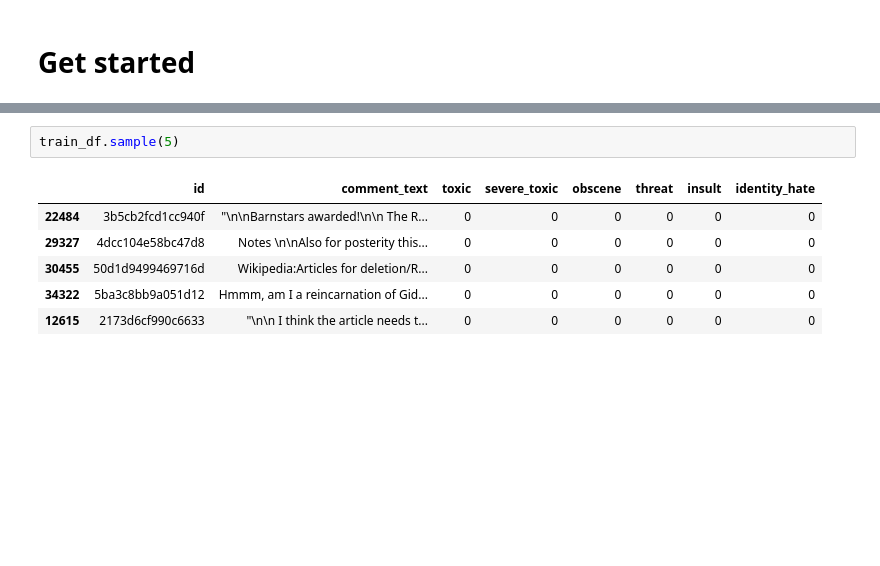
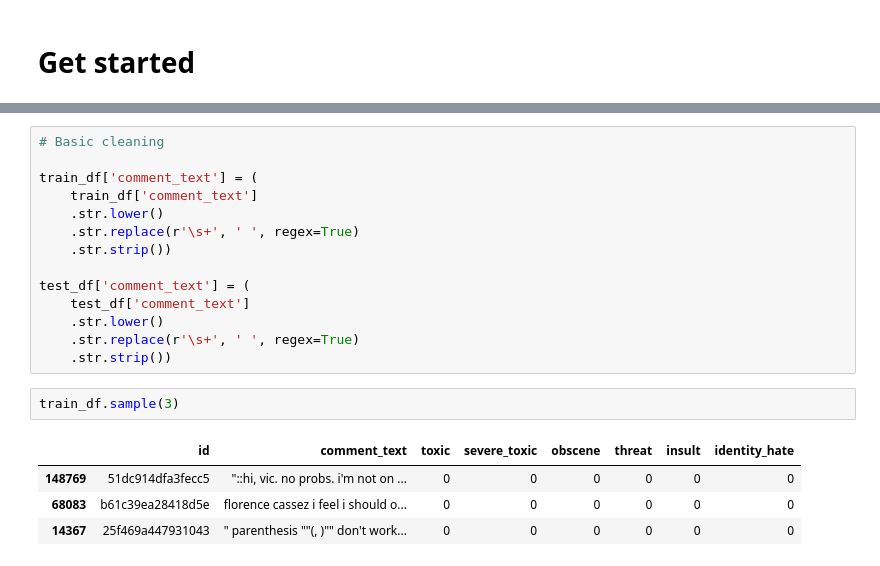
Before and after one commit to AkeemSemperDataScience/3950-project-1-vector-s-vengeful-vectors, a Jupyter notebook: START_Proj_1.ipynb, the cells around one changed output, grey strips where cells are left out. Drawn from its saved outputs; the diff is of its cells as text; blank space fills up the shorter version.

```diff
--- a/START_Proj_1.ipynb
+++ b/START_Proj_1.ipynb
@@ -198,9 +186,21 @@ The grading for this is split between accuracy and well written code:
+# %%
+# Basic cleaning
+
+train_df['comment_text'] = (
+    train_df['comment_text']
+    .str.lower()
+    .str.replace(r'\s+', ' ', regex=True)
+    .str.strip())
+
+test_df['comment_text'] = (
+    test_df['comment_text']
+    .str.lower()
+    .str.replace(r'\s+', ' ', regex=True)
+    .str.strip())
 # %%
-train_df.sample(5)
+train_df.sample(3)
 # %% [output]
 |  | id | comment_text | toxic | severe_toxic | obscene | threat | insult | identity_hate |
-| 22484 | 3b5cb2fcd1cc940f | "\n\nBarnstars awarded!\n\n The R... | 0 | 0 | 0 | 0 | 0 | 0 |
-| 29327 | 4dcc104e58bc47d8 | Notes \n\nAlso for posterity this... | 0 | 0 | 0 | 0 | 0 | 0 |
-| 30455 | 50d1d9499469716d | Wikipedia:Articles for deletion/R... | 0 | 0 | 0 | 0 | 0 | 0 |
-| 34322 | 5ba3c8bb9a051d12 | Hmmm, am I a reincarnation of Gid... | 0 | 0 | 0 | 0 | 0 | 0 |
-| 12615 | 2173d6cf990c6633 | "\n\n I think the article needs t... | 0 | 0 | 0 | 0 | 0 | 0 |
+| 148769 | 51dc914dfa3fecc5 | "::hi, vic. no probs. i'm not on ... | 0 | 0 | 0 | 0 | 0 | 0 |
+| 68083 | b61c39ea28418d5e | florence cassez i feel i should o... | 0 | 0 | 0 | 0 | 0 | 0 |
+| 14367 | 25f469a447931043 | " parenthesis ""(, )"" don't work... | 0 | 0 | 0 | 0 | 0 | 0 |
```
Also changed, not shown: parts of 23 cells of this notebook.
